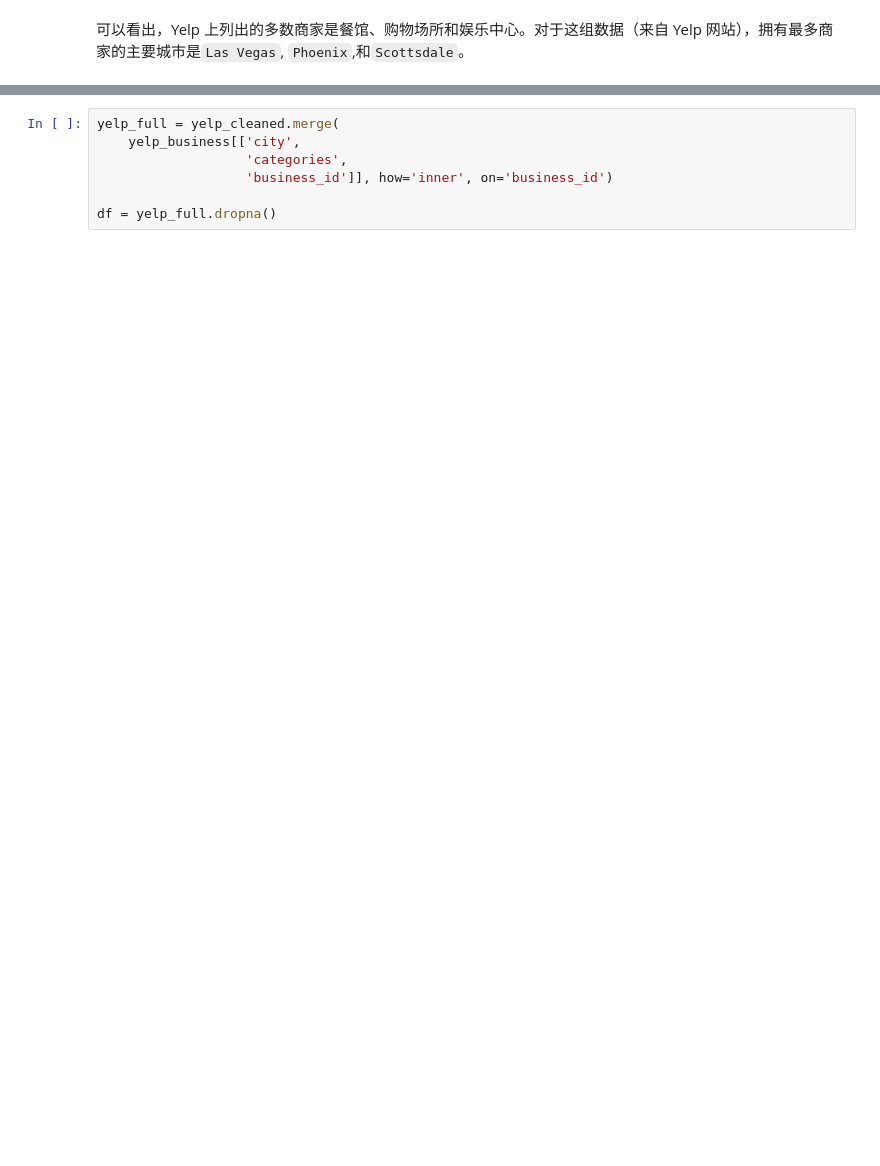
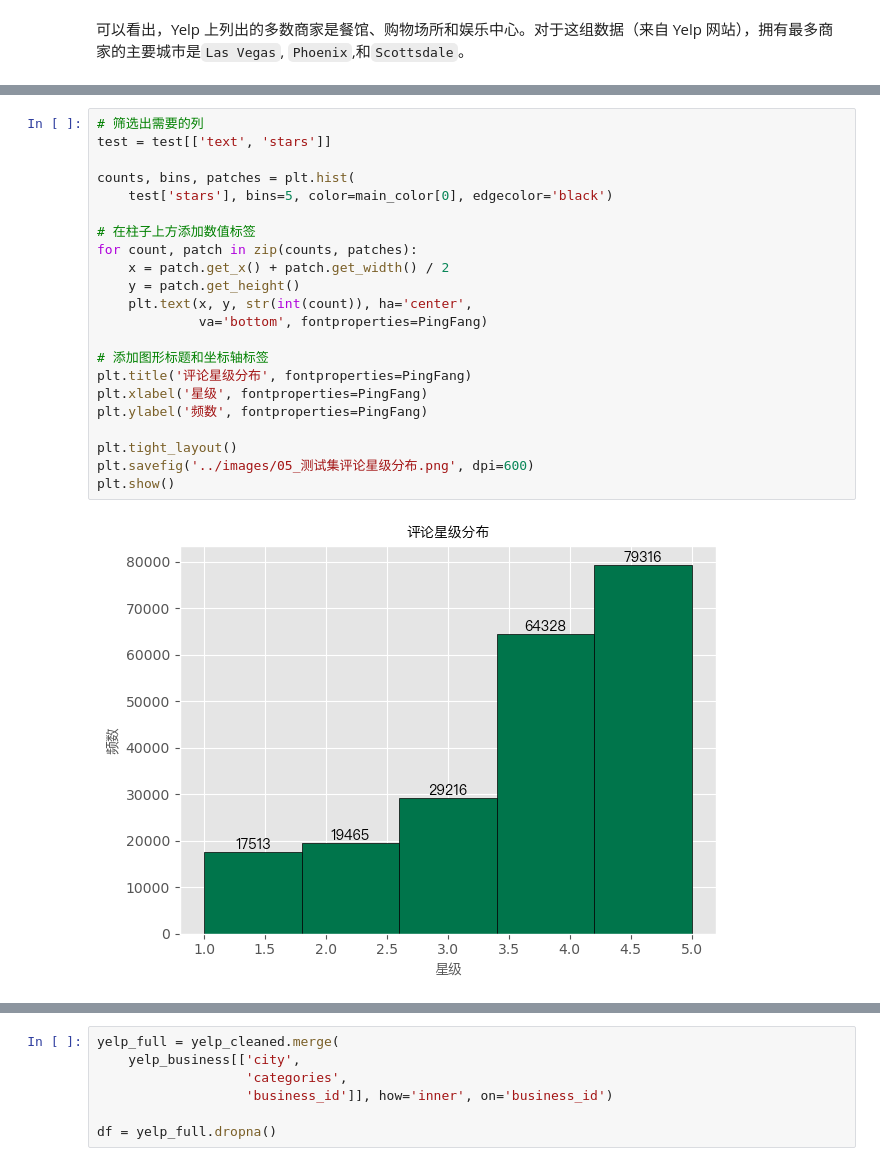
Before and after one commit to nanhaishu/YelpRecommendation-new-, a Jupyter notebook: notebooks/01_数据预处理.ipynb, the cells around one changed output, grey strips where cells are left out. Cells and saved outputs as stored; diff of their text form; blank space fills up the shorter version.

```diff
--- a/notebooks/01_数据预处理.ipynb
+++ b/notebooks/01_数据预处理.ipynb
@@ -137,0 +217,24 @@ plt.show()
+# %%
+# 筛选出需要的列
+test = test[['text', 'stars']]
+
+counts, bins, patches = plt.hist(
+    test['stars'], bins=5, color=main_color[0], edgecolor='black')
+
+# 在柱子上方添加数值标签
+for count, patch in zip(counts, patches):
+    x = patch.get_x() + patch.get_width() / 2
+    y = patch.get_height()
+    plt.text(x, y, str(int(count)), ha='center',
+             va='bottom', fontproperties=PingFang)
+
+# 添加图形标题和坐标轴标签
+plt.title('评论星级分布', fontproperties=PingFang)
+plt.xlabel('星级', fontproperties=PingFang)
+plt.ylabel('频数', fontproperties=PingFang)
+
+plt.tight_layout()
+plt.savefig('../images/05_测试集评论星级分布.png', dpi=600)
+plt.show()
+# %% [output]
+[figure, added]
```
Also changed, not shown: parts of 45 cells of this notebook.
